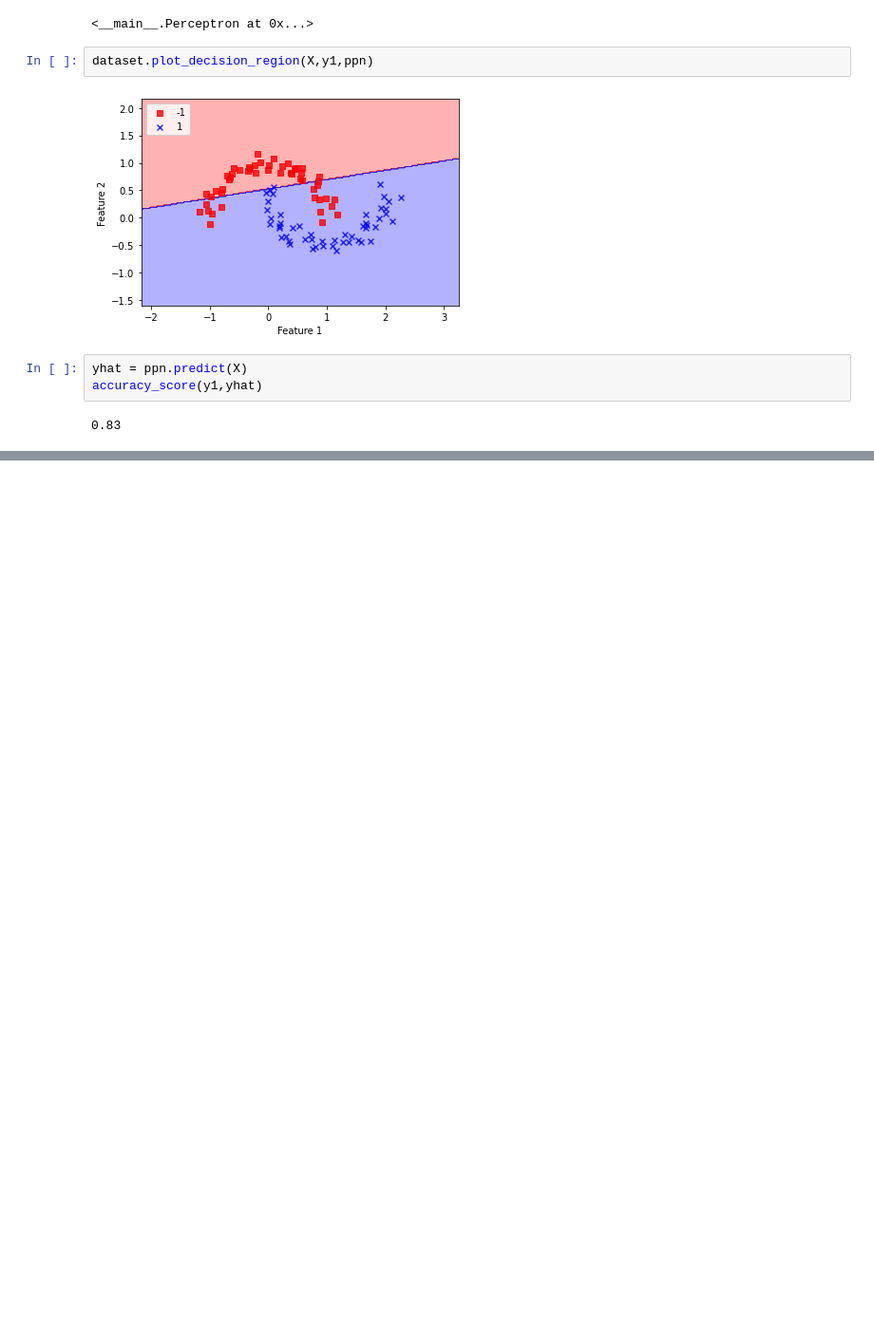
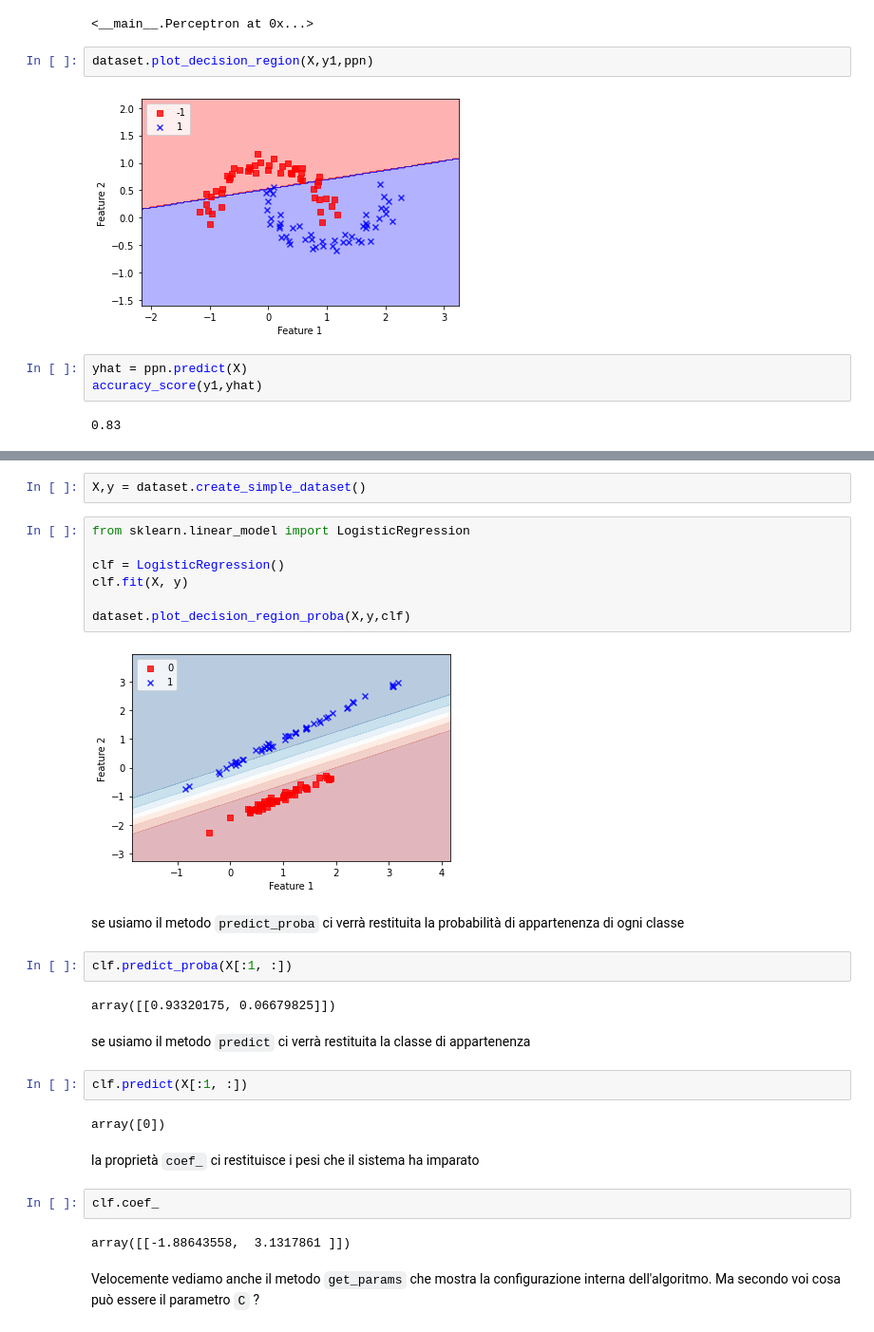
Before and after one commit to fdalforno/basic_course, a Jupyter notebook: 05 - Algoritmi.ipynb, the cells around one changed output, grey strips where cells are left out. Shown at 95% size. Drawn from its saved outputs; the diff is of its cells as text; blank space fills up the shorter version.

```diff
--- a/05 - Algoritmi.ipynb
+++ b/05 - Algoritmi.ipynb
@@ -250,0 +323,32 @@ Possiamo pensare la discesa del gradiente come una discesa lungo un pendio, ad o
+# %%
+X,y = dataset.create_simple_dataset()
+# %%
+from sklearn.linear_model import LogisticRegression
+
+clf = LogisticRegression()
+clf.fit(X, y)
+
+dataset.plot_decision_region_proba(X,y,clf)
+# %% [output]
+[figure, added]
+# %% [markdown]
+se usiamo il metodo ``predict_proba`` ci verrà restituita la probabilità di appartenenza di ogni classe
+# %%
+clf.predict_proba(X[:1, :])
+# %% [output]
+array([[0.93320175, 0.06679825]])
+# %% [markdown]
+se usiamo il metodo ``predict`` ci verrà restituita la classe di appartenenza
+# %%
+clf.predict(X[:1, :])
+# %% [output]
+array([0])
+# %% [markdown]
+la proprietà ``coef_`` ci restituisce i pesi che il sistema ha imparato
+# %%
+clf.coef_
+# %% [output]
+array([[-1.88643558,  3.1317861 ]])
+# %% [markdown]
+Velocemente vediamo anche il metodo ``get_params`` che mostra la configurazione interna dell'algoritmo.
+Ma secondo voi cosa può essere il parametro ``C`` ?
```
Also changed, not shown: parts of 13 cells of this notebook, 6 other files.
